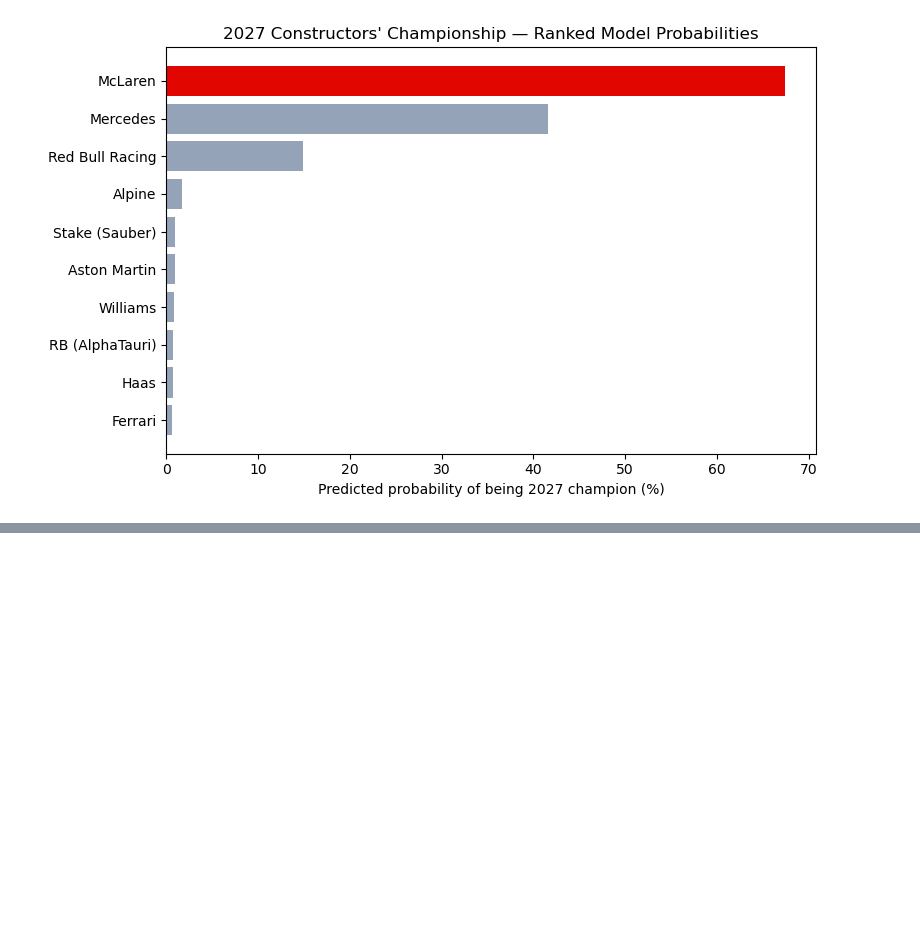
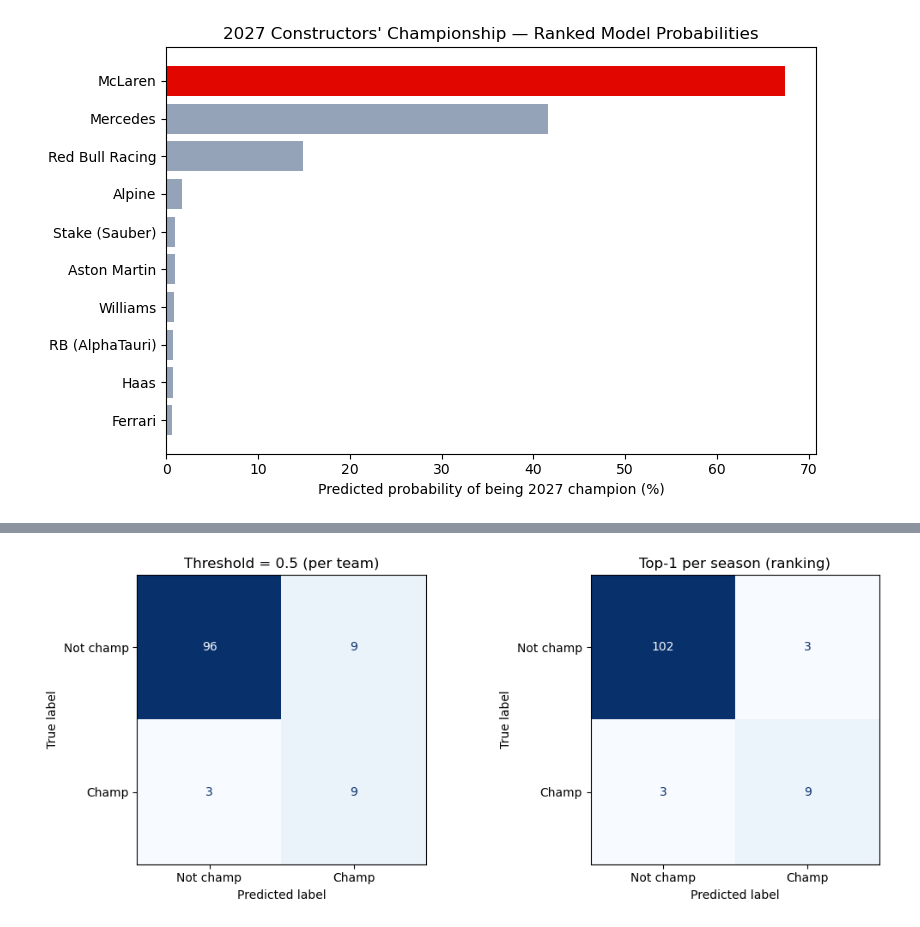
Before and after one commit to fredizenn/Statistics-and-Machine-Learning, a Jupyter notebook: Week-5/Final-Project-Examination/Championship_Classification_Modelling.ipynb, the cells around one changed output, grey strips where cells are left out. Cells and saved outputs as stored; diff of their text form; code cells hidden in the pictures; blank space fills up the shorter version.

```diff
--- a/Week-5/Final-Project-Examination/Championship_Classification_Modelling.ipynb
+++ b/Week-5/Final-Project-Examination/Championship_Classification_Modelling.ipynb
@@ -204,0 +252,11 @@ plt.show()
+# %%
+# Detailed per-class report for the final model (Logistic Regression), top-1 ranking view
+oos = oos_by_model["Logistic Regression"]
+y_true   = oos["is_constructors_champion"]
+y_rank   = oos["rank_pred"]
+
+print("Classification report — top-1 ranking (one predicted champion per season):\n")
+print(classification_report(y_true, y_rank, target_names=["Not champion", "Champion"], digits=3))
+print(f"ROC-AUC = {roc_auc_score(y_true, oos['proba']):.3f}   "
+      f"PR-AUC = {average_precision_score(y_true, oos['proba']):.3f}   "
+      f"(over {oos['season'].nunique()} held-out seasons)")
@@ -204,0 +276,16 @@ plt.show()
+# %%
+# Confusion matrices: threshold-0.5 vs top-1 ranking, side by side
+y_05 = (oos["proba"] >= 0.5).astype(int)
+
+fig, axes = plt.subplots(1, 2, figsize=(11, 4.3))
+for ax, yp, title in [(axes[0], y_05,   "Threshold = 0.5 (per team)"),
+                      (axes[1], y_rank, "Top-1 per season (ranking)")]:
+    cm = confusion_matrix(y_true, yp)
+    ConfusionMatrixDisplay(cm, display_labels=["Not champ", "Champ"]).plot(
+        ax=ax, cmap="Blues", colorbar=False)
+    ax.set_title(title)
+plt.tight_layout()
+plt.savefig("classification_confusion_matrices.png", dpi=150)
+plt.show()
+# %% [output]
+[figure, added]
```
Also changed, not shown: parts of 6 cells of this notebook, 2 other files.
